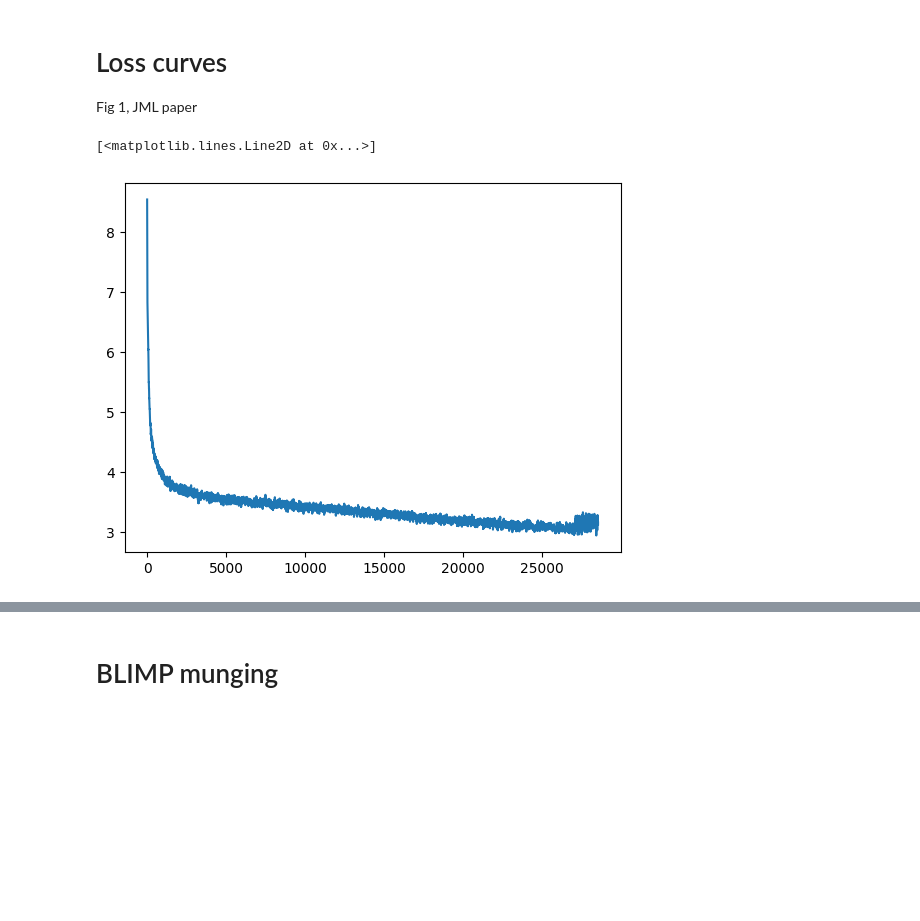
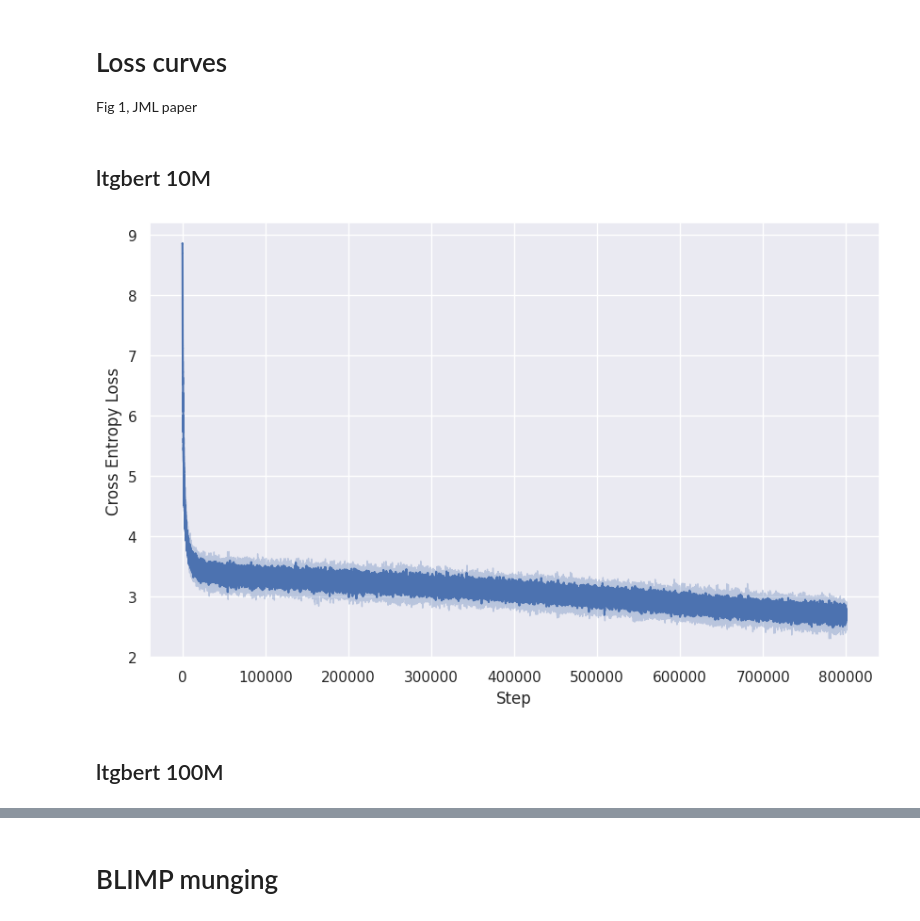
Before and after one commit to michahu/evaluation-pipeline, a Jupyter notebook: collate.ipynb, the cells around one changed output, grey strips where cells are left out. Saved outputs shown, nothing was run; the diff lists cells and outputs as text; code cells hidden in the pictures; blank space fills up the shorter version.

```diff
--- a/collate.ipynb
+++ b/collate.ipynb
@@ -242,7 +243,7 @@ def extract_loss(file_path):
                 loss_value = float(match.group(1))
                 loss_values.append(loss_value)
 
-    return loss_values
+    return np.array(loss_values)
 
 # def collate_blimp(model_type, treatments, seeds, tasks):
 
@@ -360,6 +361,14 @@ def moving_average(data, window_size=20):
     kernel = np.ones(window_size) / window_size
     # Apply moving average
     return np.convolve(data, kernel, mode='valid')
+
+def fix_loss_curve(segment_1, segment_2, keep_top_p=0.85, offset=0.25, multiplier=0.9):
+    cut = int(keep_top_p * len(losses_21))
+    segment_2_edited = segment_2 - offset
+    seg_2_avg = np.mean(segment_2_edited)
+    segment_2_edited = multiplier * (segment_2_edited - seg_2_avg) + seg_2_avg
+    losses = np.concatenate((segment_1[:55000], segment_2_edited[:cut]))
+    return losses
 # %% [markdown]
 # Loss curves
 
@@ -371,5 +375,0 @@ smoothed_losses = moving_average(losses[::10])
-# %%
-plt.plot(smoothed_losses)
-# %% [output]
-[<matplotlib.lines.Line2D at 0x...>]
-[figure, removed]
@@ -375,0 +385,29 @@ plt.plot(smoothed_losses)
+# %%
+def plot_training_loss(all_losses):
+    mean_losses = np.mean(all_losses, axis=0)
+    std_dev = np.std(all_losses, axis=0)
+
+    # Create x-axis values
+    x = np.arange(len(mean_losses))
+
+    # Plotting
+    sns.set(style="darkgrid")  # Set seaborn style
+
+    plt.figure(figsize=(10, 6))  # Set figure size
+    sns.lineplot(x=x, y=mean_losses, color='b')  # Plot mean loss
+    plt.fill_between(x, mean_losses - std_dev, mean_losses + std_dev, color='b', alpha=0.3)  # Fill standard deviation band
+    # plt.title('Averaged Training Loss with Standard Deviation Band')
+    plt.xlabel('Step')
+    plt.ylabel('Cross Entropy Loss')
+    # plt.legend()
+    plt.show()
+# %% [markdown]
+## ltgbert 10M
+# %%
+losses_1 = extract_loss("../ltg-bert/babylm/train/report/ltgbert_10M_1.out")[:800000]
+losses_2 = extract_loss("../ltg-bert/babylm/train/report/ltgbert_10M_2.out")[:800000]
+losses_3 = extract_loss("../ltg-bert/babylm/train/report/ltgbert_10M_3.out")[:800000]
+# %%
+plot_training_loss([losses_1, losses_2, losses_3])
+# %% [output]
+[figure, added]
@@ -375,0 +416,2 @@ plt.plot(smoothed_losses)
+# %% [markdown]
+## ltgbert 100M
```
Also changed, not shown: parts of 12 cells of this notebook, 6 other files.
